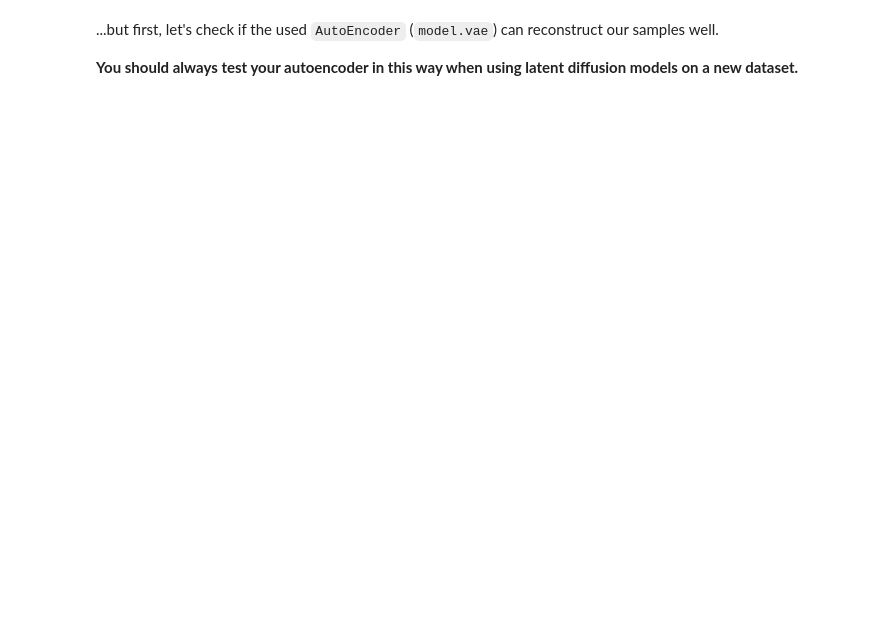
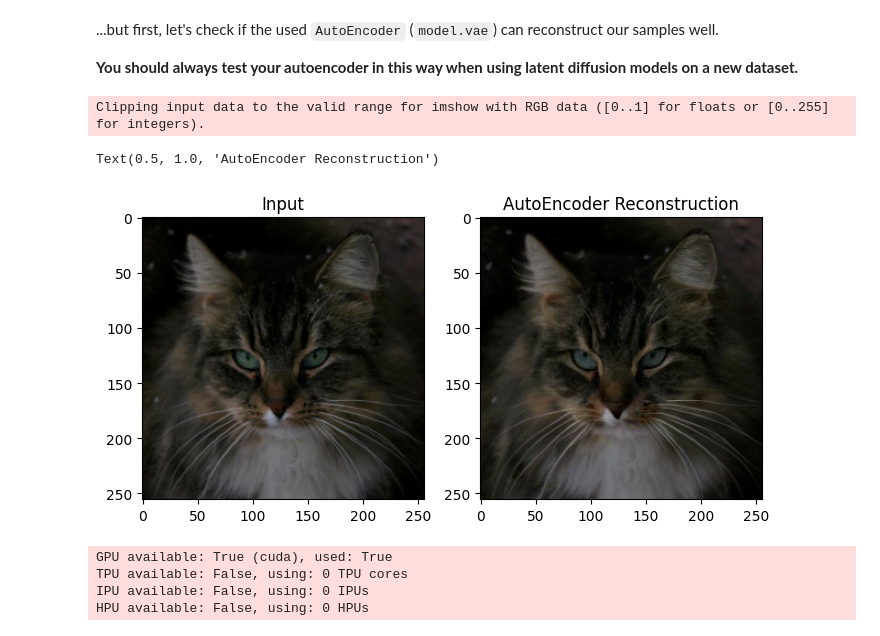
Before and after one commit to Kevin-thu/sast2023-cv, a Jupyter notebook: LatentDiffusion.ipynb, the cells around one changed output. Saved outputs shown, nothing was run; the diff lists cells and outputs as text; code cells hidden in the pictures; blank space fills up the shorter version.

Commit message:
Add: reference solution

```diff
--- a/LatentDiffusion.ipynb
+++ b/LatentDiffusion.ipynb
@@ -24,21 +36,19 @@ from src import *
 mpl.rcParams['figure.figsize'] = (8, 8)
 sys.argv = ['ipykernel_launcher.py']
 # %%
-# Note: Actually it's totally unnecessay and silly to use argparse in jupyter notebook.
-# But anyway, it's a good chance to do some practice and it will definitey be useful someday.
 parser = argparse.ArgumentParser()
 parser.add_argument("--image_size", type=int, default=256, help="Image size")
-parser.add_argument("--train_dataset", type=str, default="./afhq/", help="The path to your training dataset")
-parser.add_argument("--device", type=str, default=0 if torch.cuda.is_available() else "cpu", help="Device number.")
-parser.add_argument("--num_workers", type=int, default=4, help="Spawn how many processes to load data.")
+parser.add_argument("--train_dataset", type=str, default="./afhq/train", help="The path to your training dataset")
+parser.add_argument("--val_dataset", type=str, default="./afhq/val", help="The path to your training dataset")
+parser.add_argument("--device", type=int, default=0 if torch.cuda.is_available() else "cpu", help="Device number.")
+parser.add_argument("--num_workers", type=int, default=0, help="Spawn how many processes to load data.")
 parser.add_argument("--seed", type=int, default=42, help='manual seed')
 parser.add_argument("--max_epochs", type=int, default=1000, help="Max epoch number to run.")
 parser.add_argument("--ckpt_path", type=str, default="", help="Checkpoint path to load.")
 parser.add_argument("--save_path", type=str, default="./ckpt/", help="Checkpoint path to save.")
 parser.add_argument("--save_freq", type=int, default=1, help="Save model every how many epochs.")
+parser.add_argument("--batch_size", type=int, default=8, help="Entry numbers every batch.")
+parser.add_argument("--lr", type=float, default=1e-4, help="Learning rate for your optimizer.")
 parser.add_argument("--ddim_steps", type=int, default=50, help="DDIM timesteps")
-# TODO begin: Add arguments lr and batch_size. It's recommended to set default lr to 1e-4 and default batch_size to 8.
-
-# TODO end
 args = parser.parse_args()
 seed_everything(args.seed)
@@ -45,6 +58,8 @@ seed_everything(args.seed)
 # %%
+import kornia
 from kornia.utils import image_to_tensor
 import kornia.augmentation as KA
+
 
 class SimpleImageDataset(Dataset):
     """Dataset returning images in a folder."""
@@ -66,16 +81,18 @@ class SimpleImageDataset(Dataset):
                 same_on_batch = False
             )
 
+        # check files
+        supported_formats = ['webp', 'jpg']
+
         # TODO begin: Define the image paths filtered by the `supported_formats` in your datasets
         # Hint: os.listdir
-        # Challenge: Can you complete this task in one line? (hint: Python comprehension, refer to Python basics handout by Yifan Li)
-        supported_formats = ["jpg", "png"]
-        self.image_names = None
+        # Challenge: Can you complete this task in one line ? (hint: Python comprehension, refer to Python basics handout by Yifan Li)
+        self.image_names = [name for name in os.listdir(self.root_dir)]
         # TODO end
 
     def __len__(self):
         # TODO begin: Return the length of your dataset
-        return 0
+        return len(self.image_names)
         # TODO end
 
     def __getitem__(self, idx):
@@ -121,30 +151,33 @@ model = LatentDiffusion(lr = args.lr, batch_size = args.batch_size)
 # %%
 img = train_dataset[0]
 
 # TODO begin: Show the example img and use vae to reconstruct it using matplotlib
 # Hint: plt.imshow
 # Challenge: What's the image shape here? Should you permute or unsqueeze it?
 plt.subplot(1,2,1)
 # Plot the original img here
-
+plt.imshow(img.permute(1, 2, 0))
 plt.title('Input')
 
 plt.subplot(1,2,2)
 # Plot the reconstructed img by `mode.vae` here
-
+plt.imshow(model.vae(img.unsqueeze(0))[0].detach().cpu().permute(1, 2, 0))
 plt.title('AutoEncoder Reconstruction')
 # TODO end
+# %% [output]
+Clipping input data to the valid range for imshow with RGB data ([0..1] for floats or [0..255] for integers).
+Text(0.5, 1.0, 'AutoEncoder Reconstruction')
+[figure, added]
 # %%
 # Define the trainer using PyTorch Lightning
-from lightning.pytorch.callbacks import ModelCheckpoint
-
-checkpoint_callback = ModelCheckpoint(dirpath=args.save_path, every_n_epochs=args.save_freq)
-
-# TODO: You can specify other parameters here, like accelerator, devices...
-# You can check the pl.Trainer API here: https://lightning.ai/docs/pytorch/stable/common/trainer.html
 trainer = pl.Trainer(
-    max_epochs = args.max_epochs,
-    callbacks = [EMA(0.9999), checkpoint_callback]
+    max_steps = 2e5,
+    callbacks = [EMA(0.9999)]
 )
+# %% [output]
+GPU available: True (cuda), used: True
+TPU available: False, using: 0 TPU cores
+IPU available: False, using: 0 IPUs
+HPU available: False, using: 0 HPUs
 # %%
 # Easy to train the model in PyTorch Lightning in one line
```
Also changed, not shown: parts of 12 cells of this notebook, 3 other files.
